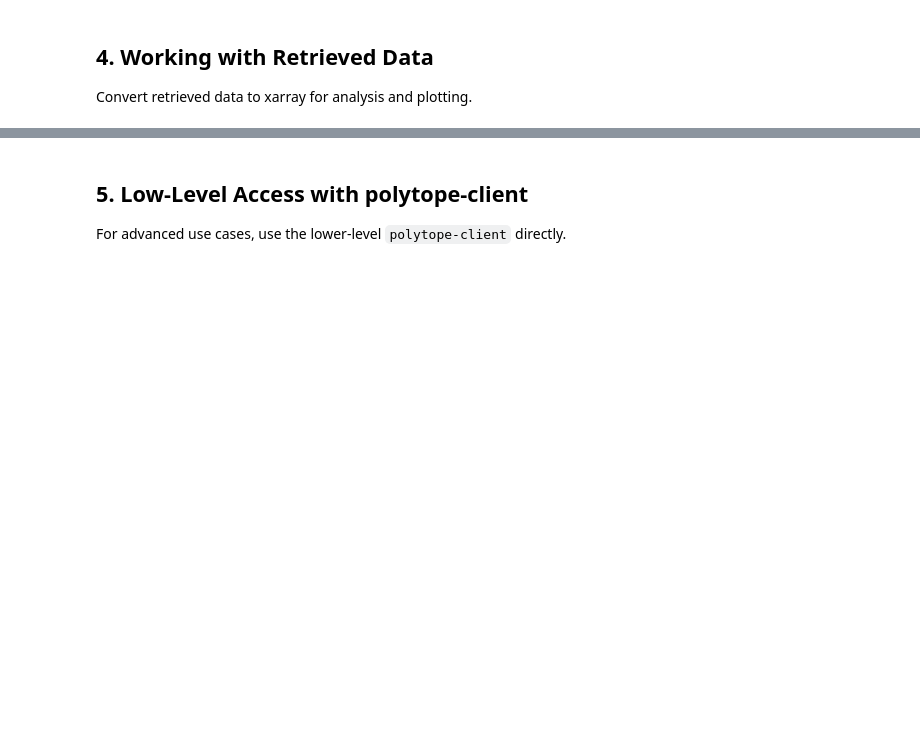
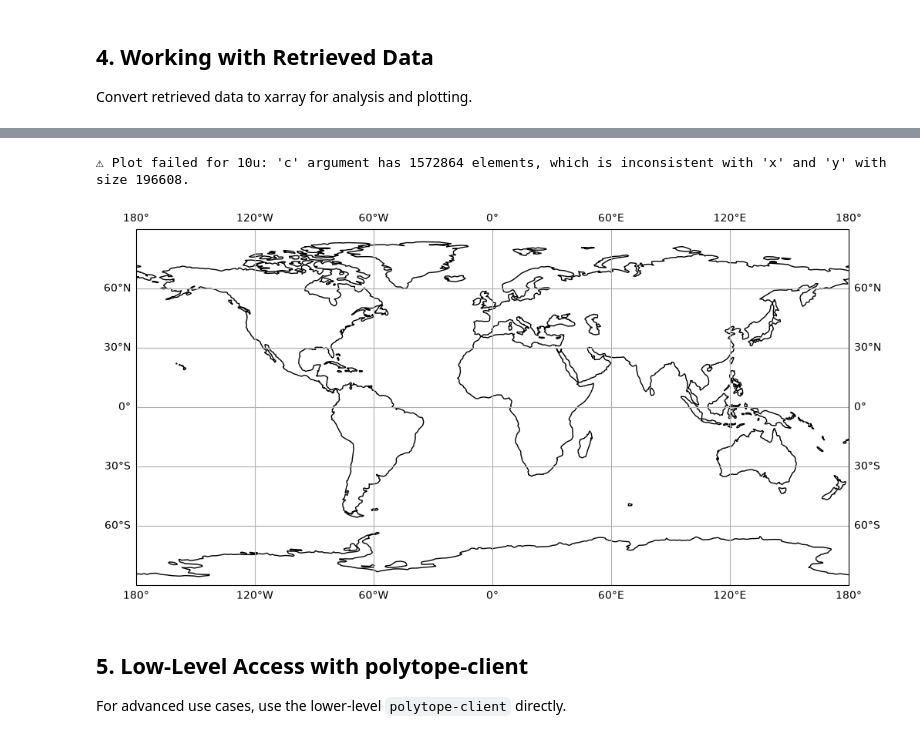
Before and after one commit to spaetd96/acclimatise-africa-rainfall, a Jupyter notebook: get-data/browse_destine_data.ipynb, the cells around one changed output, grey strips where cells are left out. Cells and saved outputs as stored; diff of their text form; code cells hidden in the pictures; blank space fills up the shorter version.

```diff
--- a/get-data/browse_destine_data.ipynb
+++ b/get-data/browse_destine_data.ipynb
@@ -418,43 +505,67 @@ Convert retrieved data to xarray for analysis and plotting.
 # %%
 # Example: quick visualization of retrieved data
 # (requires matplotlib, cartopy, and xarray)
 
 def quick_plot(data, variable_name="Surface pressure", cmap="viridis"):
-    """Quick plot of first field in the dataset."""
+    """Quick plot of first time step of the first variable.
+
+    Data is converted to xarray.  For HEALPix / unstructured grids the
+    latitude/longitude coordinates are used with pcolormesh; for regular
+    grids the standard xarray `.plot()` is used.
+    """
     try:
         import cartopy.crs as ccrs
         import matplotlib.pyplot as plt
     except ImportError as e:
         print(f"⚠ matplotlib/cartopy not available: {e}")
-        print("  Install with: conda install -c conda-forge matplotlib cartopy")
         return
 
     try:
         ds = data.to_xarray()
     except Exception as e:
         print(f"⚠ Could not convert to xarray: {e}")
-        print("  Raw data object:", type(data).__name__)
         return
+
+    first_var = list(ds.data_vars)[0]
+    da = ds[first_var]
 
     try:
         fig = plt.figure(figsize=(12, 6))
         ax = plt.axes(projection=ccrs.PlateCarree())
         ax.coastlines()
         ax.gridlines(draw_labels=True, dms=True, x_inline=False, y_inline=False)
 
-        # Plot first variable/time step
-        first_var = list(ds.data_vars)[0]
-        ds[first_var].isel(time=0 if "time" in ds.dims else None).plot(
-            ax=ax, cmap=cmap, transform=ccrs.PlateCarree()
-        )
+        if "time" in da.dims:
+            da = da.isel(time=0)
+
+        # ── Unstructured (HEALPix-style): render with scatter ──────
+        if "latitude" in da.coords and "longitude" in da.coords:
+            # Squeeze leftover dims so lat/lon & data are all 1-D
+            da = da.squeeze()
+            # Use marker size appropriate for standard (nside 128) vs high (nside 1024)
+            npts = da.size
+            s = 20 if npts < 200_000 else 0.5
+            ax.scatter(
+                da.coords["longitude"].values,
+                da.coords["latitude"].values,
+                c=da.values, s=s, cmap=cmap,
+                transform=ccrs.PlateCarree(),
+            )
+        else:
+            # Regular grid — use xarray's built-in plot
+            da.plot(ax=ax, cmap=cmap, transform=ccrs.PlateCarree())
+
         ax.set_title(f"{variable_name} ({first_var})")
         plt.show()
     except Exception as e:
-        print(f"⚠ Plotting failed: {e}")
+        print(f"⚠ Plot failed for {first_var}: {e}")
 
 # Uncomment to plot if data was successfully retrieved:
-# if "icon_data" in dir():
-#     quick_plot(icon_data, "ICON Surface Pressure")
+if "icon_data" in dir():
+    quick_plot(icon_data, "ICON Surface Pressure")
+# %% [output]
+⚠ Plot failed for 10u: 'c' argument has 1572864 elements, which is inconsistent with 'x' and 'y' with size 196608.
+[figure, added]
 # %% [markdown]
 ## 5. Low-Level Access with polytope-client
 
```
Also changed, not shown: parts of 8 cells of this notebook, 2 other files.
